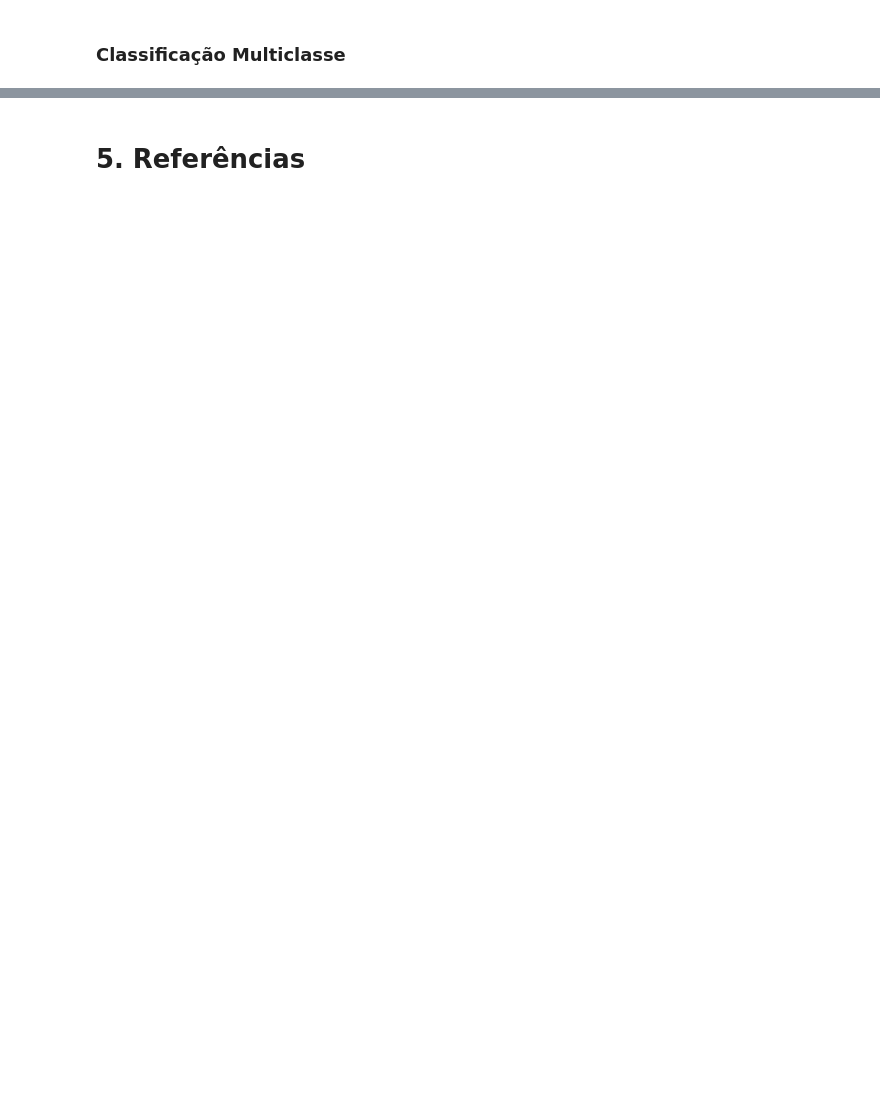
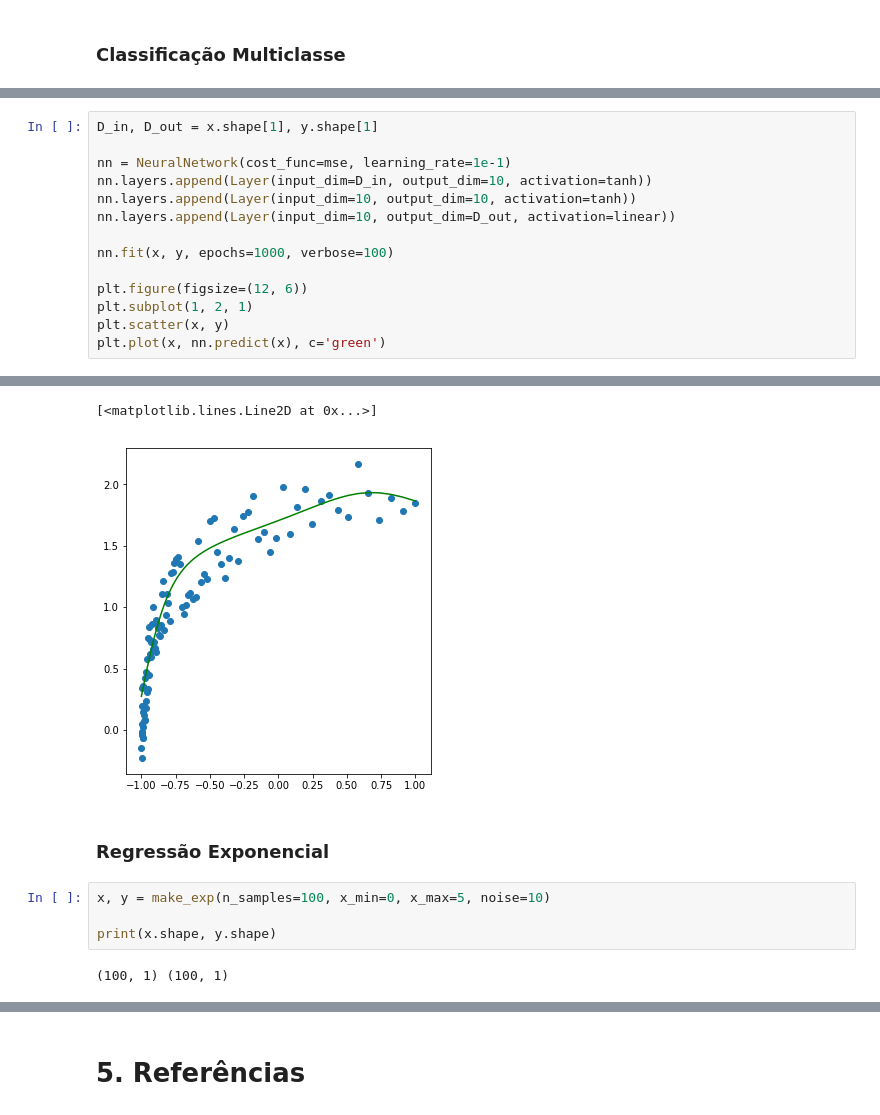
Before and after one commit to arnaldog12/Machine_Learning, a Jupyter notebook: Redes Neurais.ipynb, the cells around one changed output, grey strips where cells are left out. Cells and saved outputs as stored; diff of their text form; blank space fills up the shorter version.

```diff
--- a/Redes Neurais.ipynb
+++ b/Redes Neurais.ipynb
@@ -291,0 +494,15 @@ Relative error: 1.466199242106662e-09
+# %%
+D_in, D_out = x.shape[1], y.shape[1]
+
+nn = NeuralNetwork(cost_func=mse, learning_rate=1e-1)
+nn.layers.append(Layer(input_dim=D_in, output_dim=10, activation=tanh))
+nn.layers.append(Layer(input_dim=10, output_dim=10, activation=tanh))
+nn.layers.append(Layer(input_dim=10, output_dim=D_out, activation=linear))
+
+nn.fit(x, y, epochs=1000, verbose=100)
+
+plt.figure(figsize=(12, 6))
+plt.subplot(1, 2, 1)
+plt.scatter(x, y)
+plt.plot(x, nn.predict(x), c='green')
+# %% [output]
@@ -291,0 +520,10 @@ Relative error: 1.466199242106662e-09
+[<matplotlib.lines.Line2D at 0x...>]
+[figure, added]
+# %% [markdown]
+### Regressão Exponencial
+# %%
+x, y = make_exp(n_samples=100, x_min=0, x_max=5, noise=10)
+
+print(x.shape, y.shape)
+# %% [output]
+(100, 1) (100, 1)
```
Also changed, not shown: parts of 74 cells of this notebook.
